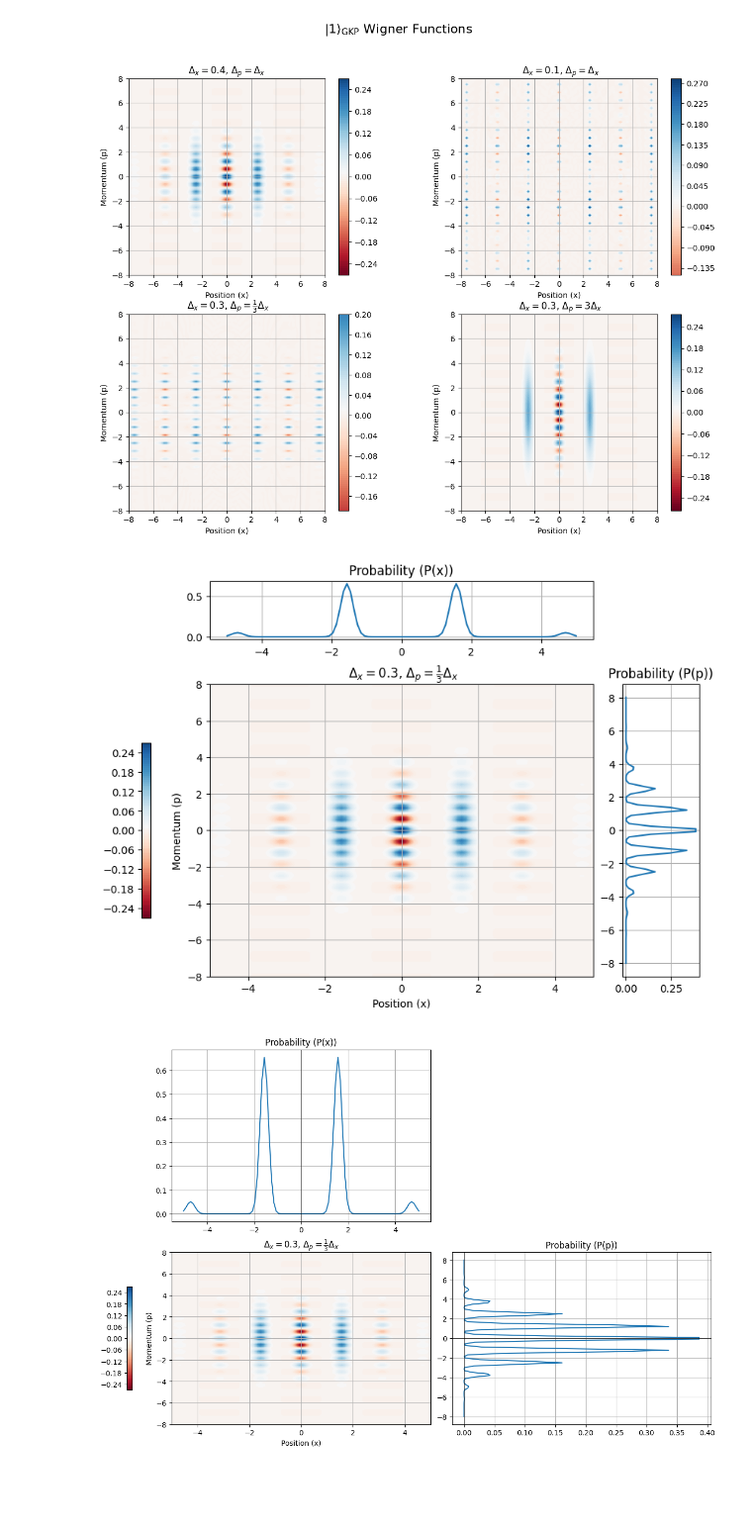
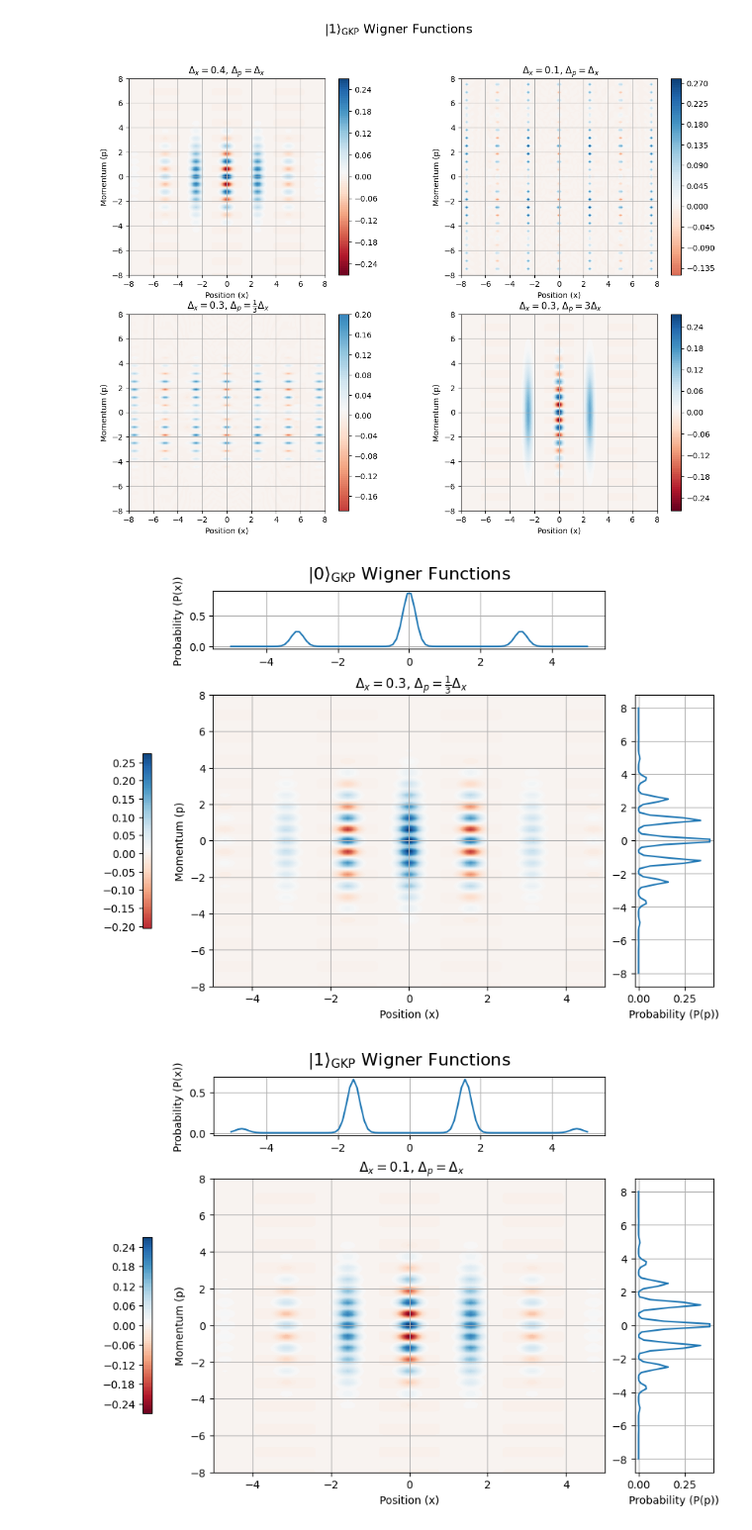
Before and after one commit to lhdarboe/Quantum-Information-Science-Project, a Jupyter notebook: GKP_LIVIA.ipynb, the cells around one changed output. Shown: that part at 99% size. Cells and saved outputs as stored; diff of their text form; code cells hidden in the pictures; blank space fills up the shorter version.

```diff
--- a/GKP_LIVIA.ipynb
+++ b/GKP_LIVIA.ipynb
@@ -254,21 +254,25 @@ plt.show()
 # %% [output]
 [figure]
 # %%
+Px_0 = np.trapz(W_GKP_0, p, axis=0)
+Pp_0 = np.trapz(W_GKP_0, x, axis=1)
 
-Px = np.trapz(W_GKP_01, p, axis=0)
-Pp = np.trapz(W_GKP_01, x, axis=1)
+Px_01 = np.trapz(W_GKP_01, p, axis=0)
+Pp_01 = np.trapz(W_GKP_01, x, axis=1)
 # %%
 fig, axs = plt.subplots(2, 2, figsize=(8, 6), constrained_layout=True, gridspec_kw={"height_ratios": [0.2, 1], "width_ratios": [1, 0.2]})
 
-axs[0, 0].plot(x,Px)
-axs[0, 0].set_title("Probability (P(x))")
+plt.suptitle(r"$|0\rangle_{\rm GKP}$ Wigner Functions", fontsize=16)
+
+axs[0, 0].plot(x,Px_0)
+axs[0, 0].set_ylabel("Probability (P(x))")
 axs[0,0].grid()
 
 #axs[0, 0].set_title("Top-left")
 
 axs[0, 1].axis('off')  # disables axes for this cell
 
-cf3 = axs[1,0].contourf(x, p, W_GKP_01, levels=100, cmap='RdBu', vmin=vmin, vmax=vmax)
+cf3 = axs[1,0].contourf(x, p, W_GKP_0, levels=100, cmap='RdBu', vmin=vmin, vmax=vmax)
 
 axs[1,0].set_title(r" $\Delta_x=0.3$, $\Delta_p=\frac{1}{3}\Delta_x$")
 axs[1,0].set_xlabel("Position (x)")
@@ -276,41 +280,34 @@ axs[1,0].set_ylabel("Momentum (p)")
 axs[1,0].grid()
 fig.colorbar(cf3, ax=axs[1,0], location = 'left', shrink = 0.6)
 
-axs[1, 1].plot(Pp,p)
-axs[1, 1].set_title("Probability (P(p))")
+axs[1, 1].plot(Pp_0,p)
+axs[1, 1].set_xlabel("Probability (P(p))")
 axs[1, 1].grid()
 # %% [output]
-[figure, old version]
+[figure, new version]
 # %%
-import matplotlib.pyplot as plt
+fig, axs = plt.subplots(2, 2, figsize=(8, 6), constrained_layout=True, gridspec_kw={"height_ratios": [0.2, 1], "width_ratios": [1, 0.2]})
 
-fig, axs = plt.subplots(2, 2, figsize=(12, 8), constrained_layout=True)
+plt.suptitle(r"$|1\rangle_{\rm GKP}$ Wigner Functions", fontsize=16)
 
-# Top-left: P(x)
-axs[0, 0].plot(x, Px)
-axs[0, 0].set_title("Probability (P(x))")
-axs[0, 0].grid()
-axs[0, 0].axhline(0, color='k', lw=0.5)
-axs[0, 0].axvline(0, color='k', lw=0.5)
+axs[0, 0].plot(x,Px_01)
+axs[0, 0].set_ylabel("Probability (P(x))")
+axs[0,0].grid()
 
-# Top-right: empty
-axs[0, 1].axis('off')
+#axs[0, 0].set_title("Top-left")
 
-# Bottom-left: Wigner function
-cf3 = axs[1, 0].contourf(x, p, W_GKP_01, levels=100, cmap='RdBu', vmin=vmin, vmax=vmax)
-axs[1, 0].set_title(r"$\Delta_x=0.3$, $\Delta_p=\frac{1}{3}\Delta_x$")
-axs[1, 0].set_xlabel("Position (x)")
-axs[1, 0].set_ylabel("Momentum (p)")
-axs[1, 0].grid()
-fig.colorbar(cf3, ax=axs[1, 0], location='left', shrink=0.6)
+axs[0, 1].axis('off')  # disables axes for this cell
 
-# Bottom-right: P(p)
-axs[1, 1].plot(Pp, p)
-axs[1, 1].set_title("Probability (P(p))")
+cf3 = axs[1,0].contourf(x, p, W_GKP_01, levels=100, cmap='RdBu', vmin=vmin, vmax=vmax)
+
+axs[1,0].set_title(r" $\Delta_x=0.1$, $\Delta_p=\Delta_x$")
+axs[1,0].set_xlabel("Position (x)")
+axs[1,0].set_ylabel("Momentum (p)")
+axs[1,0].grid()
+fig.colorbar(cf3, ax=axs[1,0], location = 'left', shrink = 0.6)
+
+axs[1, 1].plot(Pp_01,p)
+axs[1, 1].set_xlabel("Probability (P(p))")
 axs[1, 1].grid()
-axs[1, 1].axhline(0, color='k', lw=0.5)
-axs[1, 1].axvline(0, color='k', lw=0.5)
-
-plt.show()
 # %% [output]
-[figure, old version]
+[figure, new version]
```
